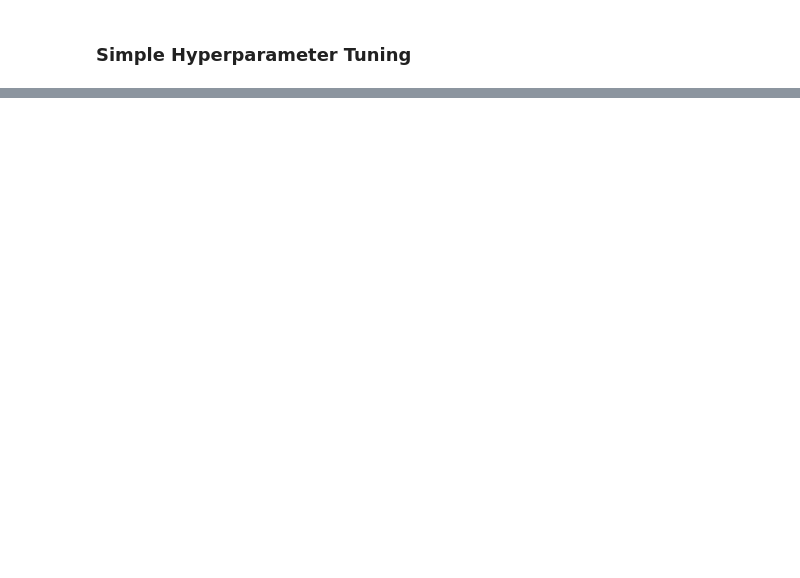
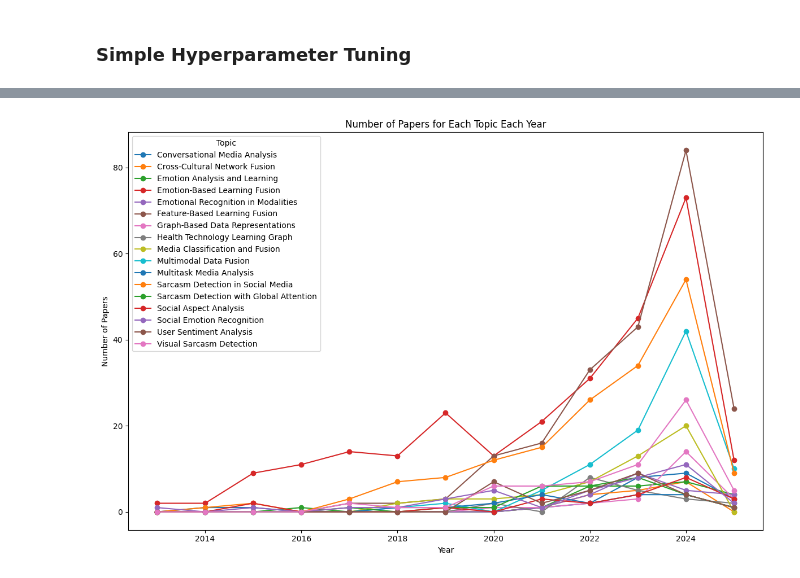
Before and after one commit to mahyingqi123/Research-Paper-Topic-Modelling, a Jupyter notebook: Embedding_based_method/main.ipynb, the cells around one changed output, grey strips where cells are left out. Saved outputs shown, nothing was run; the diff lists cells and outputs as text; code cells hidden in the pictures; blank space fills up the shorter version.

Commit message:
complete embedding based method

```diff
--- a/Embedding_based_method/main.ipynb
+++ b/Embedding_based_method/main.ipynb
@@ -366,10 +466,14 @@ print(params_df)
 # %%
 # Apply AgglomerativeClustering for clustering
-from sklearn.cluster import AgglomerativeClustering
+import hdbscan
 
 
-agglo = AgglomerativeClustering(distance_threshold= None, n_clusters=15)
-clusters = agglo.fit_predict(embeddings)
+clusterer = hdbscan.HDBSCAN(
+    min_cluster_size=int(best_combination['min_cluster_size']),
+    min_samples=int(best_combination['min_samples'])
+)
+
+clusters = clusterer.fit_predict(reduced_embeddings)
 
 papers['cluster'] = clusters
 
@@ -402 +509,3 @@ cluster
 dtype: int64
+# %%
+papers['title_with_abstract'] = papers['Title'] + '\n\n' + papers['Abstract']
@@ -402,0 +661,2 @@ dtype: int64
+# %%
+cluster_names = name_clusters_with_llm(papers, 'title_with_abstract', 'cluster', sample_size=3, model="gpt-4")
@@ -402,0 +681,20 @@ dtype: int64
+# %%
+papers['cluster_name'] = papers['cluster'].map(cluster_names)
+# %%
+
+# Ensure 'Year' is treated as numeric or categorical as appropriate
+papers['Year'] = pd.to_numeric(papers['Year'], errors='coerce')
+
+# Group by Year and topic, then count the number of papers
+counts = papers.groupby(['Year', 'cluster_name']).size().unstack(fill_value=0)
+
+# Plot a stacked bar chart
+ax = counts.plot(kind='line', marker='o', figsize=(12,8))
+ax.set_xlabel('Year')
+ax.set_ylabel('Number of Papers')
+ax.set_title('Number of Papers for Each Topic Each Year')
+plt.legend(title='Topic')
+plt.tight_layout()
+plt.show()
+# %% [output]
+[figure, added]
```
Also changed, not shown: parts of 14 cells of this notebook, 1 other file.
